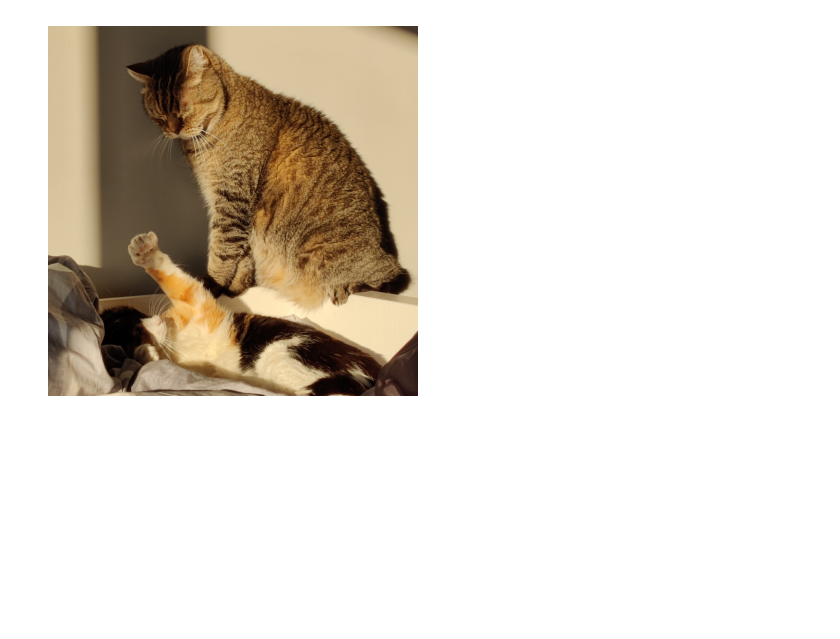
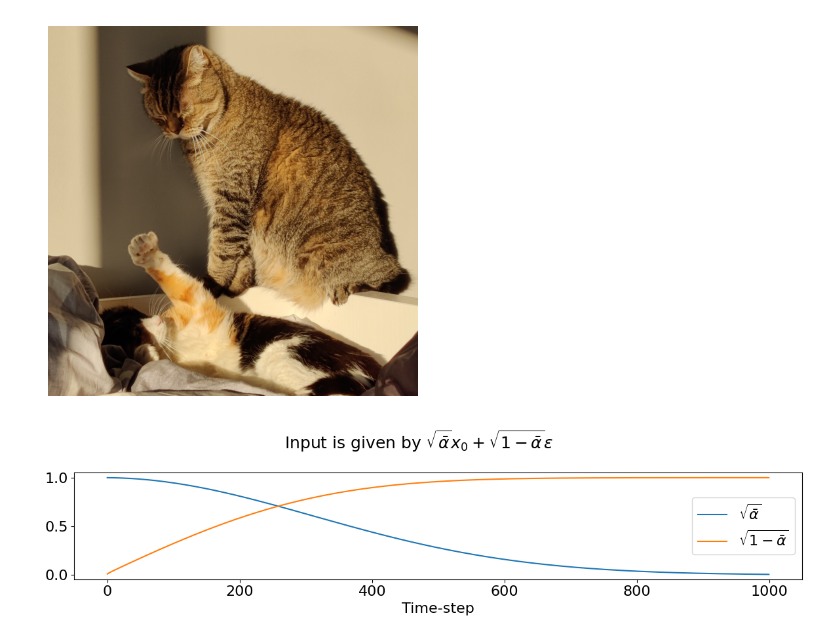
Before and after one commit to razvanmatisan/duodiff, a Jupyter notebook: demos/trend_explanation.ipynb, the cells around one changed output. Drawn from its saved outputs; the diff is of its cells as text; code cells hidden in the pictures; blank space fills up the shorter version.

```diff
--- a/demos/trend_explanation.ipynb
+++ b/demos/trend_explanation.ipynb
@@ -8,6 +8,36 @@ plt.axis("off")
 plt.show()
 # %% [output]
 [figure]
+# %%
+import numpy as np
+import matplotlib.pyplot as plt
+
+# Generate data
+betas = np.linspace(1e-4, 0.02, 1000)
+alphas = 1 - betas
+alphas_bar = np.cumprod(alphas, axis=0)
+
+t = np.arange(1000)
+image_coefficient = np.sqrt(alphas_bar)
+noise_coefficient = np.sqrt(1 - alphas_bar)
+
+# Create figure
+fig, ax = plt.subplots(figsize=(12, 3))  # Use subplots to get an Axes object
+fig.suptitle(r"Input is given by $\sqrt{\bar{\alpha}} x_0 + \sqrt{1 - \bar{\alpha}} \epsilon$", fontsize=18, y=1)
+
+# Plot data
+ax.plot(t, image_coefficient, label=r"$\sqrt{\bar{\alpha}}$")
+ax.plot(t, noise_coefficient, label=r"$\sqrt{1 - \bar{\alpha}}$")
+ax.set_xlabel("Time-step", fontsize=16)
+ax.tick_params(axis='both', labelsize=16)
+ax.legend(fontsize=16, loc="right")
+
+# Show plot
+plt.tight_layout()
+plt.savefig("../img/trend_explanation_plot.svg")
+plt.show()
+# %% [output]
+[figure, added]
 # %%
 import numpy as np
 import matplotlib.pyplot as plt
```
Also changed, not shown: parts of 2 cells of this notebook.
